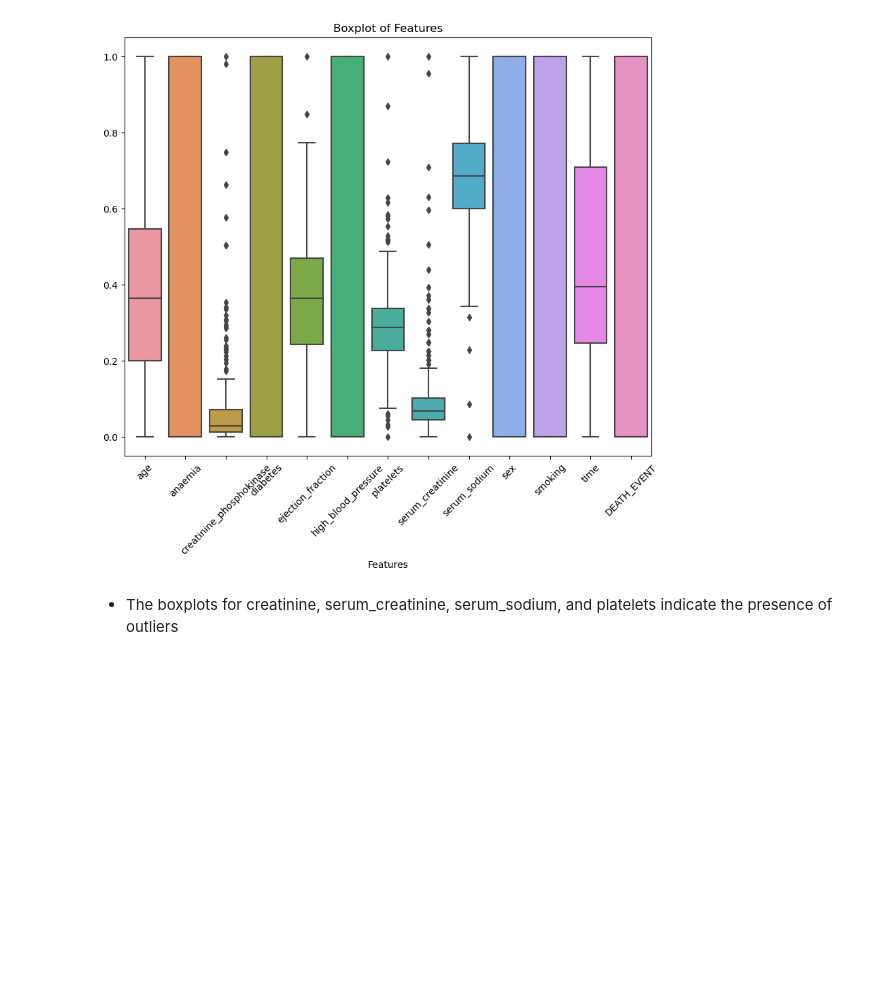
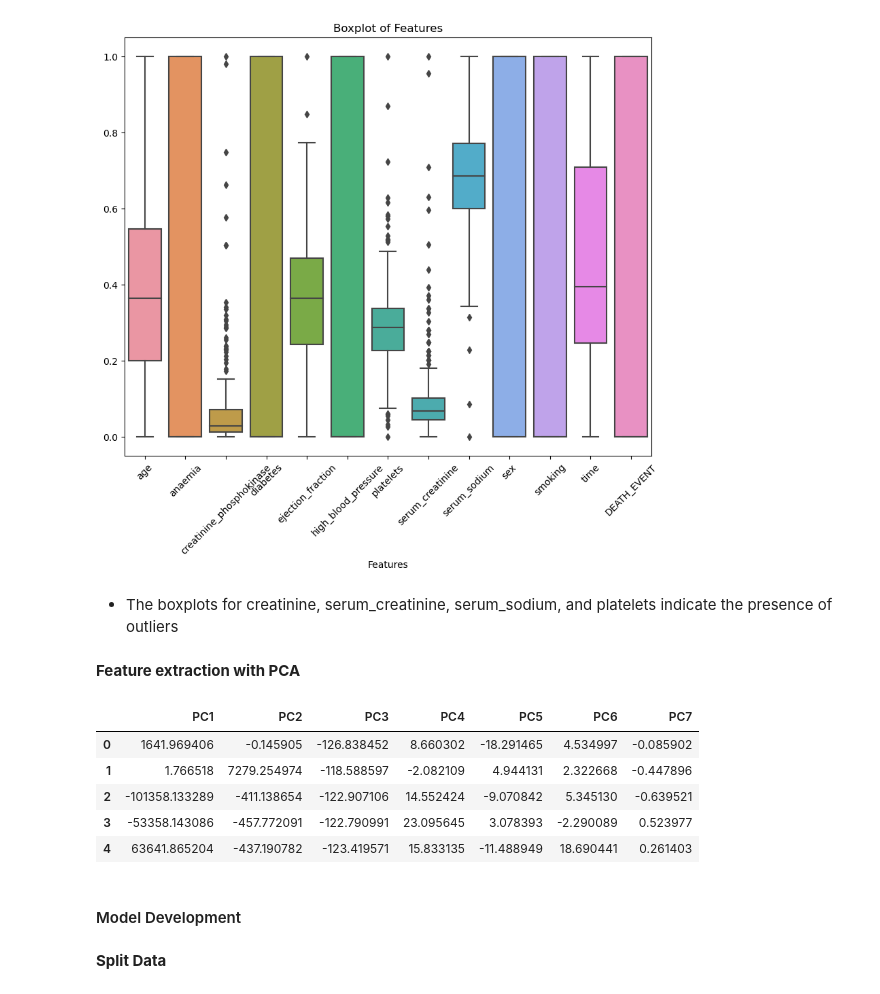
Before and after one commit to iniai/Predict-survival-of-patients-with-heart-failure, a Jupyter notebook: trainModel.ipynb, the cells around one changed output. Cells and saved outputs as stored; diff of their text form; code cells hidden in the pictures; blank space fills up the shorter version.

Commit message:
Models fitting

```diff
--- a/trainModel.ipynb
+++ b/trainModel.ipynb
@@ -124,3 +130,24 @@ plt.show()
 [figure]
 # %% [markdown]
 * The boxplots for creatinine, serum_creatinine, serum_sodium, and platelets indicate the presence of outliers
+# %% [markdown]
+**Feature extraction with PCA**
+# %%
+Y = data['DEATH_EVENT']
+X = data.drop(columns=['DEATH_EVENT'])
+
+pca = PCA(n_components=7)
+X_pca = pca.fit_transform(X)
+X_pca_df = pd.DataFrame(X_pca, columns=[f'PC{i}' for i in range(1, X_pca.shape[1]+1)])
+X_pca_df.head()
+# %% [output]
+|  | PC1 | PC2 | PC3 | PC4 | PC5 | PC6 | PC7 |
+| 0 | 1641.969406 | -0.145905 | -126.838452 | 8.660302 | -18.291465 | 4.534997 | -0.085902 |
+| 1 | 1.766518 | 7279.254974 | -118.588597 | -2.082109 | 4.944131 | 2.322668 | -0.447896 |
+| 2 | -101358.133289 | -411.138654 | -122.907106 | 14.552424 | -9.070842 | 5.345130 | -0.639521 |
+| 3 | -53358.143086 | -457.772091 | -122.790991 | 23.095645 | 3.078393 | -2.290089 | 0.523977 |
+| 4 | 63641.865204 | -437.190782 | -123.419571 | 15.833135 | -11.488949 | 18.690441 | 0.261403 |
+# %% [markdown]
+#### Model Development
+# %% [markdown]
+**Split Data**
```
Also changed, not shown: parts of 6 cells of this notebook.
